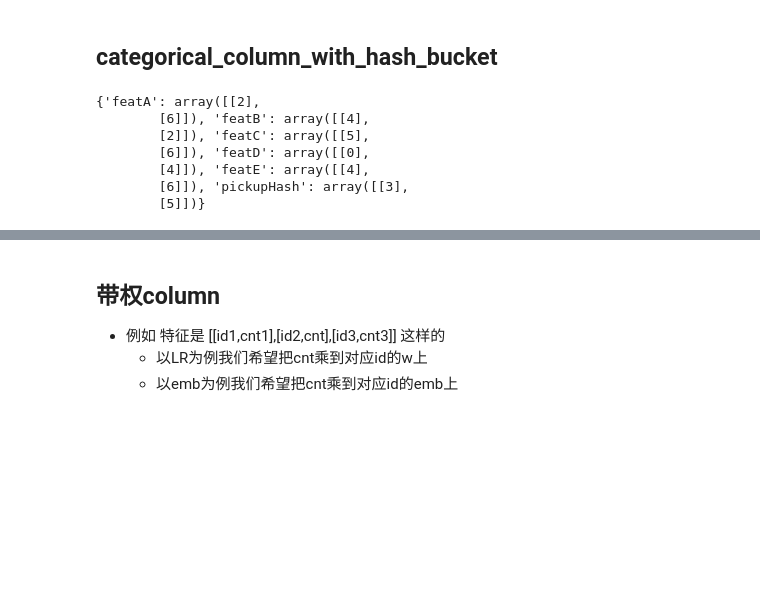
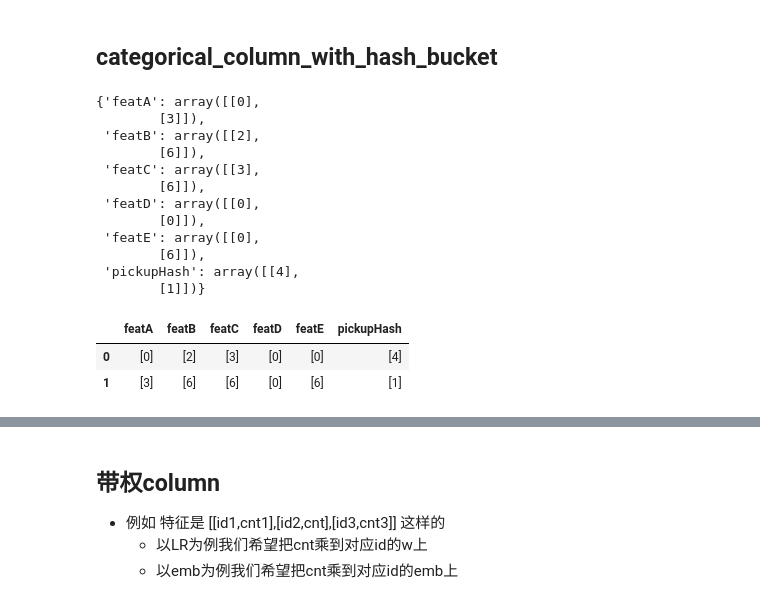
Before and after one commit to Zachary4biz/notebook_collection, a Jupyter notebook: TensorflowEstimatorNFeatureColumn.ipynb, the cells around one changed output, grey strips where cells are left out. Drawn from its saved outputs; the diff is of its cells as text; code cells hidden in the pictures; blank space fills up the shorter version.

```diff
--- a/TensorflowEstimatorNFeatureColumn.ipynb
+++ b/TensorflowEstimatorNFeatureColumn.ipynb
@@ -181,25 +225,34 @@ for i in trd.take(1):
 # %%
 num_buckets_deep=7
 dims_embs_deep=4
 _batch_size=2
 
 # features
 features = {}
 features["featA"] = np.random.randint(num_buckets_deep, size=(_batch_size, 1))
 features["featB"] = np.random.randint(num_buckets_deep, size=(_batch_size, 1))
 features["featC"] = np.random.randint(num_buckets_deep, size=(_batch_size, 1))
 features["featD"] = np.random.randint(num_buckets_deep, size=(_batch_size, 1))
 features["featE"] = np.random.randint(num_buckets_deep, size=(_batch_size, 1))
 features["pickupHash"] = np.random.randint(num_buckets_deep, size=(_batch_size, 1))
 features
+pd.DataFrame({k:v.tolist() for k,v in features.items()})
 # %% [output]
-{'featA': array([[2],
-        [6]]), 'featB': array([[4],
-        [2]]), 'featC': array([[5],
-        [6]]), 'featD': array([[0],
-        [4]]), 'featE': array([[4],
-        [6]]), 'pickupHash': array([[3],
-        [5]])}
+{'featA': array([[0],
+        [3]]),
+ 'featB': array([[2],
+        [6]]),
+ 'featC': array([[3],
+        [6]]),
+ 'featD': array([[0],
+        [0]]),
+ 'featE': array([[0],
+        [6]]),
+ 'pickupHash': array([[4],
+        [1]])}
+|  | featA | featB | featC | featD | featE | pickupHash |
+| 0 | [0] | [2] | [3] | [0] | [0] | [4] |
+| 1 | [3] | [6] | [6] | [0] | [6] | [1] |
 # %%
 tf.reset_default_graph()
 
```
Also changed, not shown: parts of 40 cells of this notebook, 9 other files.
